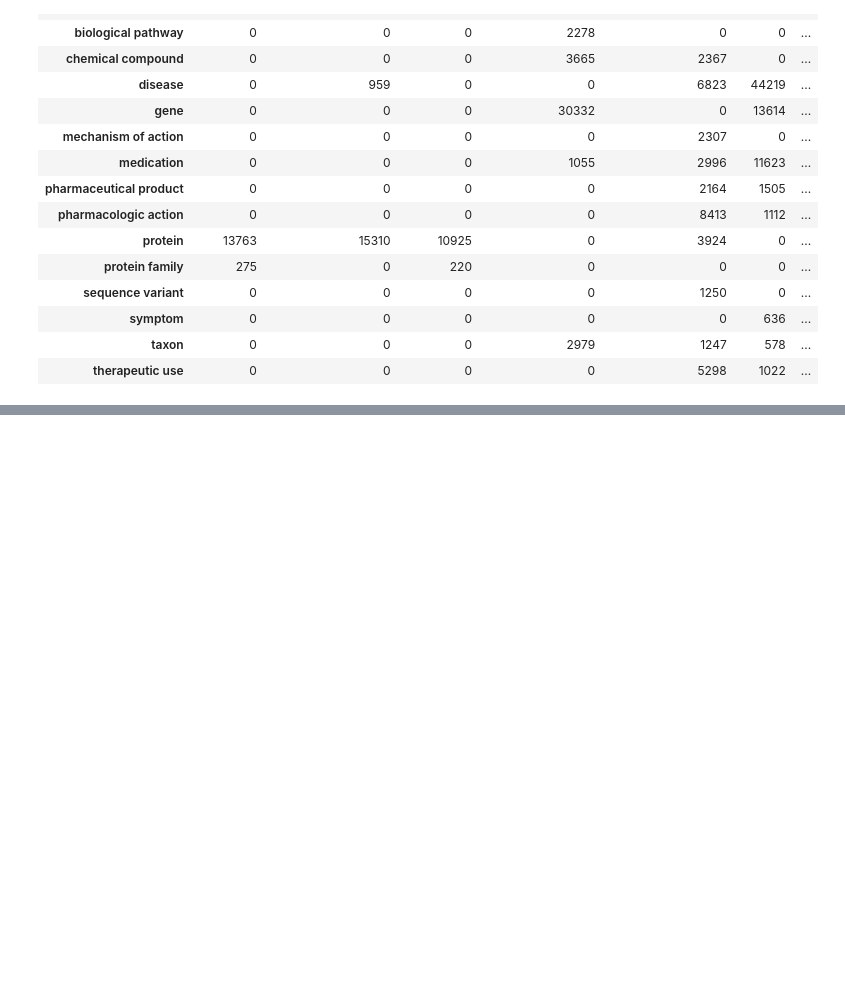
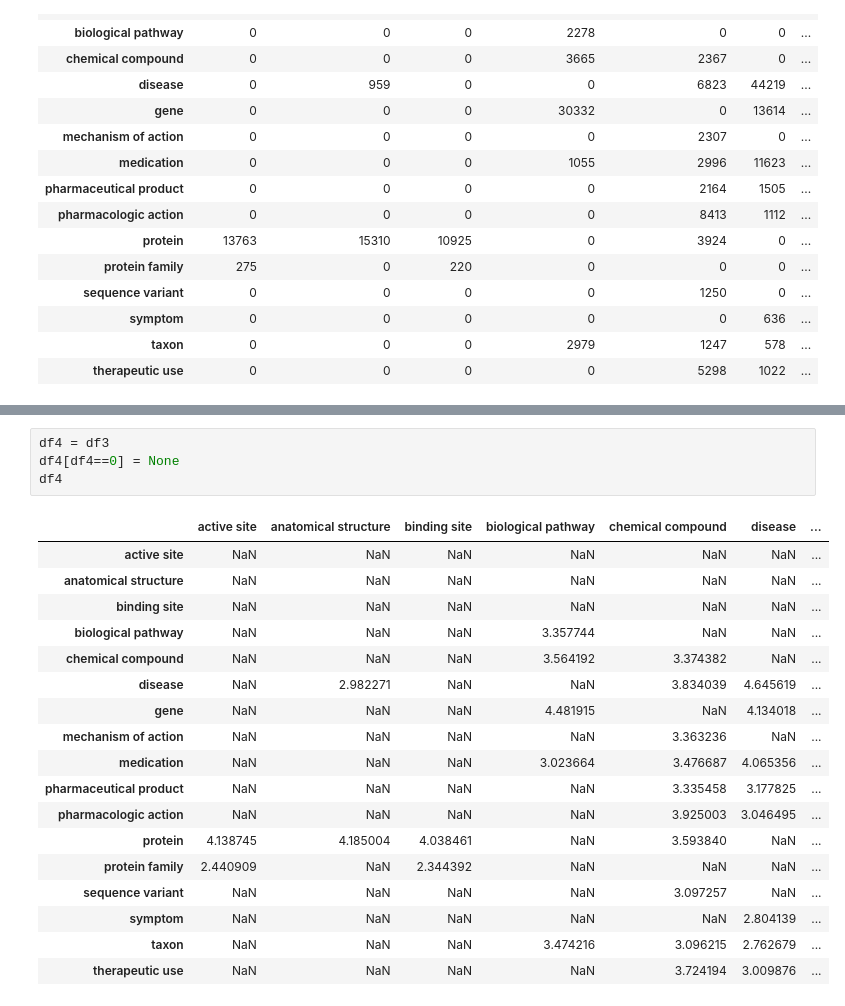
Before and after one commit to SuLab/genewikiworld, a Jupyter notebook: src/graphml2heatmap.ipynb, the cells around one changed output, grey strips where cells are left out. Drawn from its saved outputs; the diff is of its cells as text; blank space fills up the shorter version.

```diff
--- a/src/graphml2heatmap.ipynb
+++ b/src/graphml2heatmap.ipynb
@@ -162,3 +220,26 @@ df2 = np.log10(df2 + 1)
+# %%
+df4 = df3
+df4[df4==0] = None
+df4
+# %% [output]
+|  | active site | anatomical structure | binding site | biological pathway | chemical compound | disease | ... |
+| active site | NaN | NaN | NaN | NaN | NaN | NaN | ... |
+| anatomical structure | NaN | NaN | NaN | NaN | NaN | NaN | ... |
+| binding site | NaN | NaN | NaN | NaN | NaN | NaN | ... |
+| biological pathway | NaN | NaN | NaN | 3.357744 | NaN | NaN | ... |
+| chemical compound | NaN | NaN | NaN | 3.564192 | 3.374382 | NaN | ... |
+| disease | NaN | 2.982271 | NaN | NaN | 3.834039 | 4.645619 | ... |
+| gene | NaN | NaN | NaN | 4.481915 | NaN | 4.134018 | ... |
+| mechanism of action | NaN | NaN | NaN | NaN | 3.363236 | NaN | ... |
+| medication | NaN | NaN | NaN | 3.023664 | 3.476687 | 4.065356 | ... |
+| pharmaceutical product | NaN | NaN | NaN | NaN | 3.335458 | 3.177825 | ... |
+| pharmacologic action | NaN | NaN | NaN | NaN | 3.925003 | 3.046495 | ... |
+| protein | 4.138745 | 4.185004 | 4.038461 | NaN | 3.593840 | NaN | ... |
+| protein family | 2.440909 | NaN | 2.344392 | NaN | NaN | NaN | ... |
+| sequence variant | NaN | NaN | NaN | NaN | 3.097257 | NaN | ... |
+| symptom | NaN | NaN | NaN | NaN | NaN | 2.804139 | ... |
+| taxon | NaN | NaN | NaN | 3.474216 | 3.096215 | 2.762679 | ... |
+| therapeutic use | NaN | NaN | NaN | NaN | 3.724194 | 3.009876 | ... |
 # %%
 # create plot
 
```
Also changed, not shown: parts of 5 cells of this notebook.
